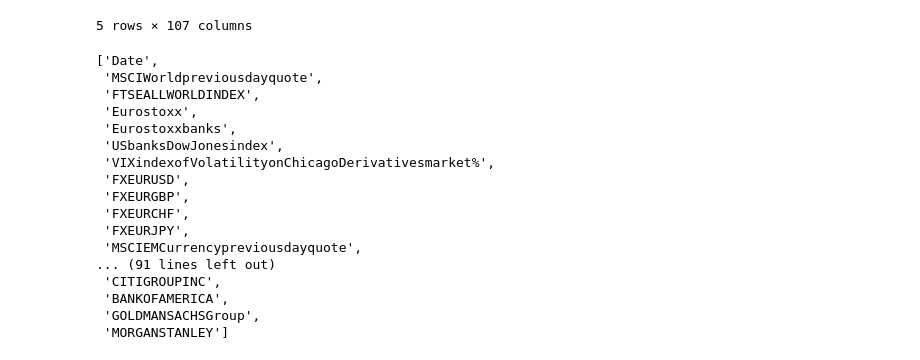
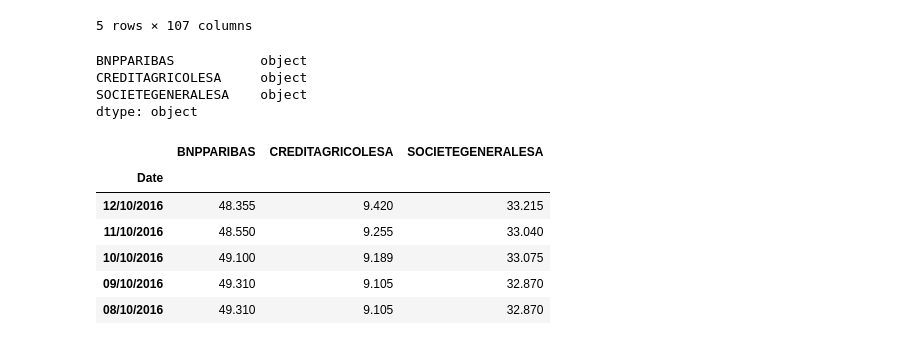
Before and after one commit to thomaspernet/PythonFinanceClass, a Jupyter notebook: QuantitativeFinance/PythonFiles/Untitled.ipynb, the cells around one changed output. Drawn from its saved outputs; the diff is of its cells as text; code cells hidden in the pictures.

```diff
--- a/QuantitativeFinance/PythonFiles/Untitled.ipynb
+++ b/QuantitativeFinance/PythonFiles/Untitled.ipynb
@@ -12,23 +12,3 @@ df.head()
 | 3 | 09/10/2016 | 1712,4 | 274,84 | 339,64 | 95,51 | 3847,27 | ... |
 | 4 | 08/10/2016 | 1712,4 | 274,84 | 339,64 | 95,51 | 3847,27 | ... |
 5 rows × 107 columns
-# %%
-list(df)
-# %% [output]
-['Date',
- 'MSCIWorldpreviousdayquote',
- 'FTSEALLWORLDINDEX',
- 'Eurostoxx',
- 'Eurostoxxbanks',
- 'USbanksDowJonesindex',
- 'VIXindexofVolatilityonChicagoDerivativesmarket%',
- 'FXEURUSD',
- 'FXEURGBP',
- 'FXEURCHF',
- 'FXEURJPY',
- 'MSCIEMCurrencypreviousdayquote',
-... (91 lines left out)
- 'CITIGROUPINC',
- 'BANKOFAMERICA',
- 'GOLDMANSACHSGroup',
- 'MORGANSTANLEY']
@@ -36,0 +19,7 @@ df = df[['BNPPARIBAS', 'CREDITAGRICOLESA', 'SOCIETEGENERALESA']]
+# %%
+df_final.dtypes
+# %% [output]
+BNPPARIBAS           object
+CREDITAGRICOLESA     object
+SOCIETEGENERALESA    object
+dtype: object
@@ -36,0 +29,10 @@ df = df[['BNPPARIBAS', 'CREDITAGRICOLESA', 'SOCIETEGENERALESA']]
+# %%
+df_final.head()
+# %% [output]
+|  | BNPPARIBAS | CREDITAGRICOLESA | SOCIETEGENERALESA |
+| Date |  |  |  |
+| 12/10/2016 | 48.355 | 9.420 | 33.215 |
+| 11/10/2016 | 48.550 | 9.255 | 33.040 |
+| 10/10/2016 | 49.100 | 9.189 | 33.075 |
+| 09/10/2016 | 49.310 | 9.105 | 32.870 |
+| 08/10/2016 | 49.310 | 9.105 | 32.870 |
```
Also changed, not shown: parts of 4 cells of this notebook.
